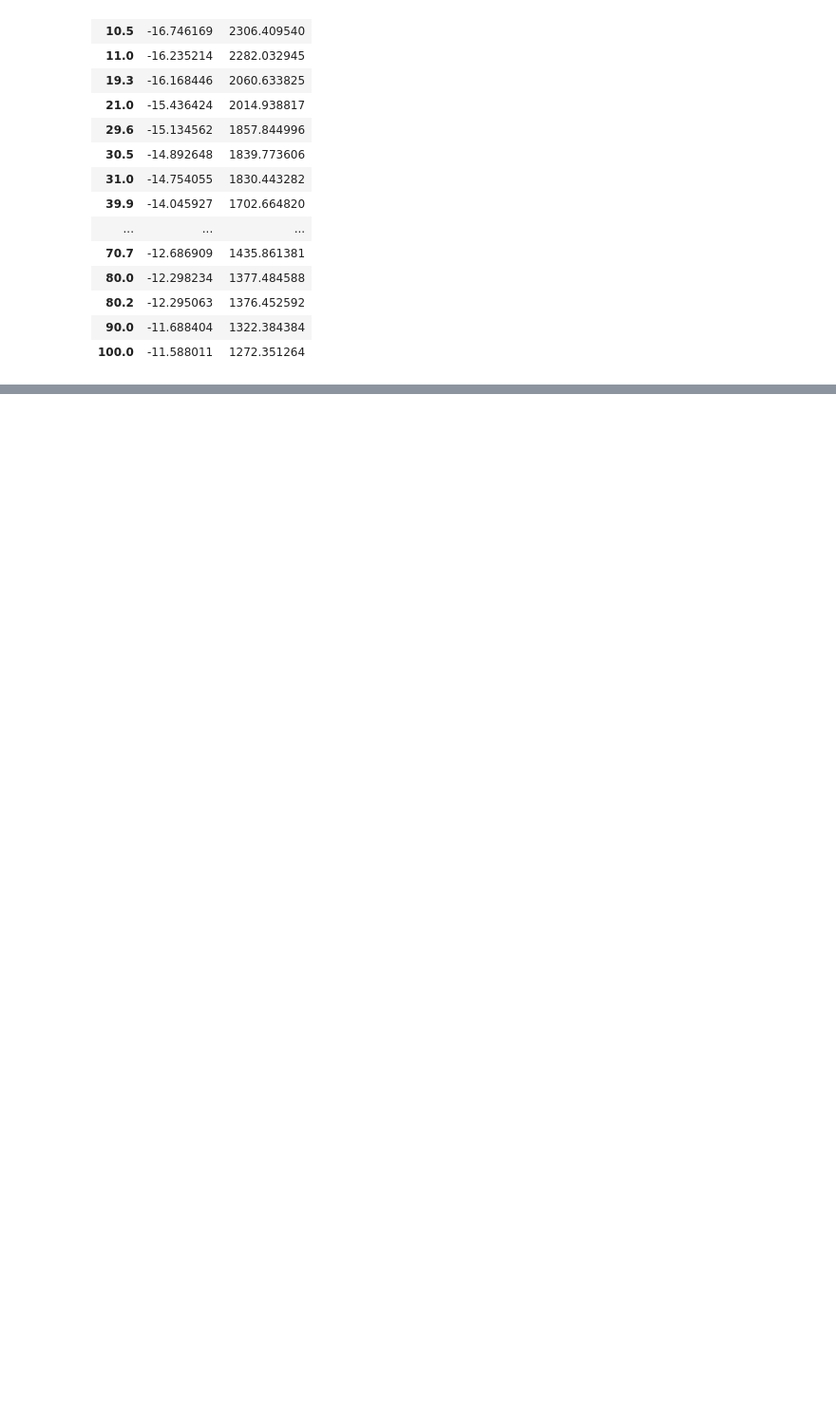
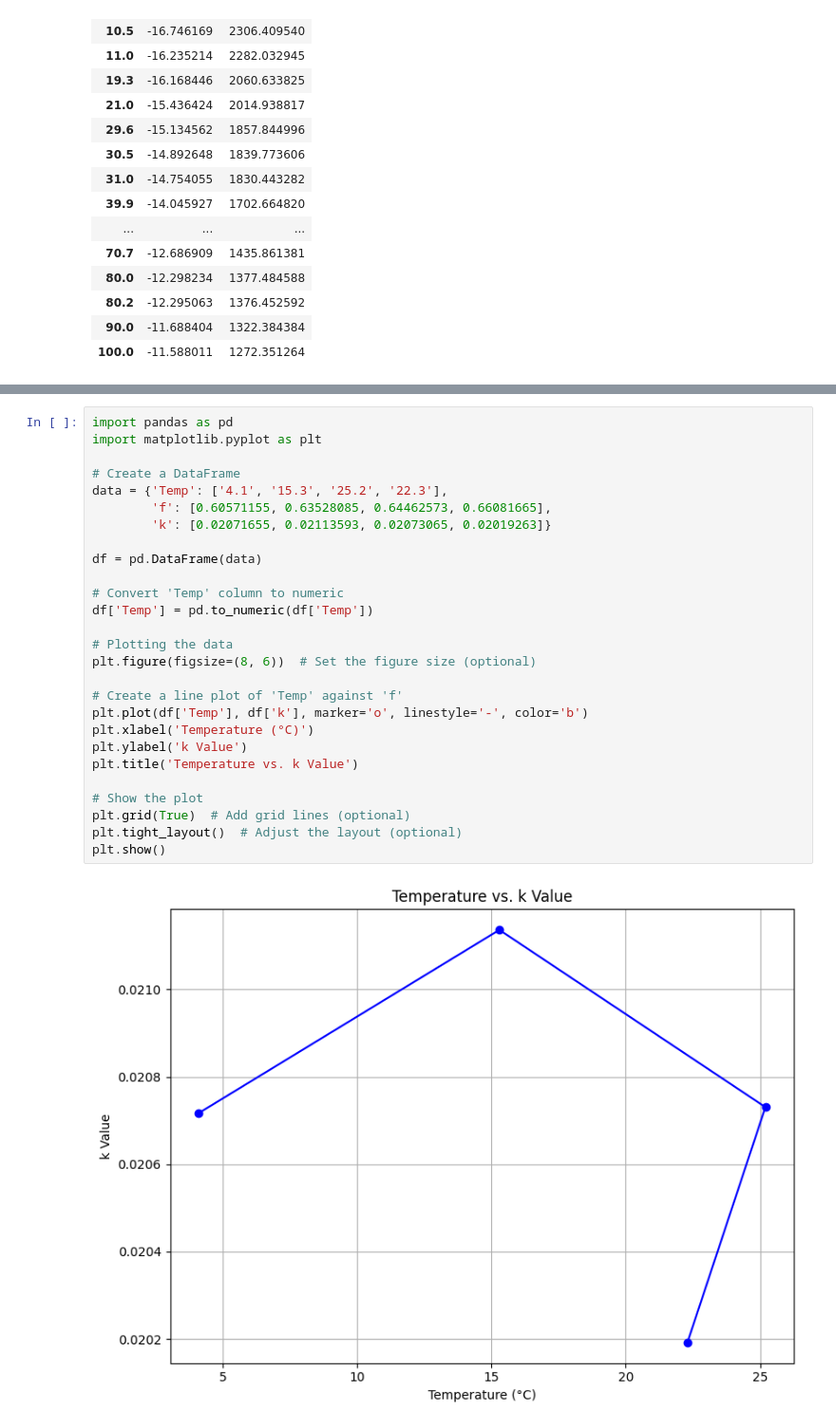
Before and after one commit to MartinReinhard10/In-Situ_Soil_Optode_Data_Processing, a Jupyter notebook: O2 Calibration/O2-Temperature Correction.ipynb, the cells around one changed output, grey strips where cells are left out. Shown: that part at 95% size. Saved outputs shown, nothing was run; the diff lists cells and outputs as text; blank space fills up the shorter version.

```diff
--- a/O2 Calibration/O2-Temperature Correction.ipynb
+++ b/O2 Calibration/O2-Temperature Correction.ipynb
@@ -129,0 +157,29 @@ df_para
+# %%
+import pandas as pd
+import matplotlib.pyplot as plt
+
+# Create a DataFrame
+data = {'Temp': ['4.1', '15.3', '25.2', '22.3'],
+        'f': [0.60571155, 0.63528085, 0.64462573, 0.66081665],
+        'k': [0.02071655, 0.02113593, 0.02073065, 0.02019263]}
+
+df = pd.DataFrame(data)
+
+# Convert 'Temp' column to numeric
+df['Temp'] = pd.to_numeric(df['Temp'])
+
+# Plotting the data
+plt.figure(figsize=(8, 6))  # Set the figure size (optional)
+
+# Create a line plot of 'Temp' against 'f'
+plt.plot(df['Temp'], df['k'], marker='o', linestyle='-', color='b')
+plt.xlabel('Temperature (°C)')
+plt.ylabel('k Value')
+plt.title('Temperature vs. k Value')
+
+# Show the plot
+plt.grid(True)  # Add grid lines (optional)
+plt.tight_layout()  # Adjust the layout (optional)
+plt.show()
+# %% [output]
+[figure, added]
```
Also changed, not shown: parts of 6 cells of this notebook, 3 other files.
